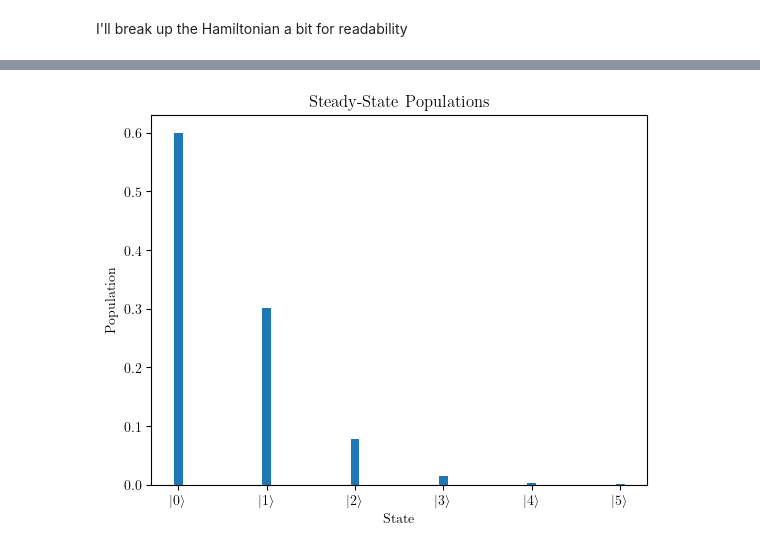
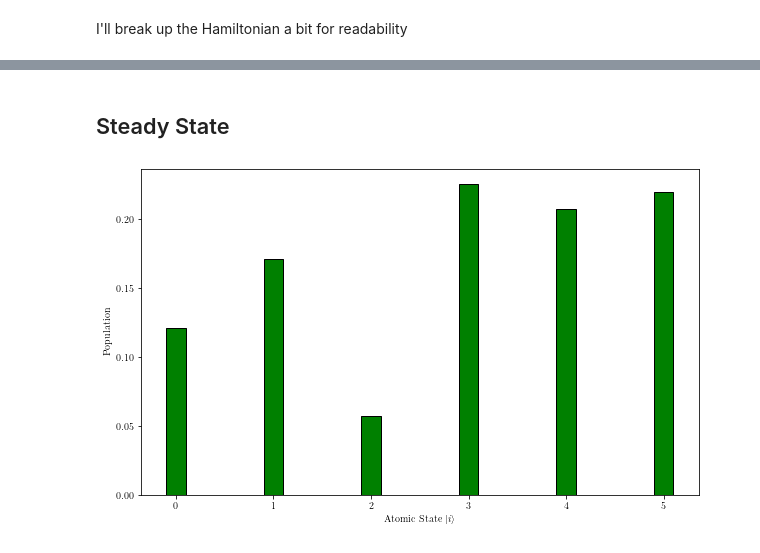
Before and after one commit to ultracolde6/SpinDicke, a Jupyter notebook: Hamiltonians/FullModel.ipynb, the cells around one changed output, grey strips where cells are left out. Saved outputs shown, nothing was run; the diff lists cells and outputs as text; code cells hidden in the pictures.

```diff
--- a/Hamiltonians/FullModel.ipynb
+++ b/Hamiltonians/FullModel.ipynb
@@ -171,3 +167,0 @@ KeyboardInterrupt:
-# %%
-for i, val in enumerate(ss_result):
-    print(f"Expectation value for operator {i}: {val}")
@@ -193,9 +168,17 @@ plt.show()
-# %%
-# atomic populations
-plt.bar(range(6), ss_result[2:], tick_label=[f'$|{i}\\rangle$' for i in range(6)], width = 0.1)
-plt.xlabel('State')
-plt.ylabel('Population')
-plt.title('Steady-State Populations')
-plt.show()
-# %% [output]
-[figure, removed]
+# %% [markdown]
+## Steady State
+# %%
+rho_ss = qt.steadystate(H, c_ops)
+
+atomic_populations = [qt.expect(qt.tensor(basis_states[i] * basis_states[i].dag(), qt.qeye(5), qt.qeye(5)), rho_ss) for i in range(6)]
+cavity_photons = [qt.expect(a1.dag() * a1, rho_ss), qt.expect(a2.dag() * a2, rho_ss)]
+# %%
+fig, ax = plt.subplots(1, 1, figsize=(10, 6))
+
+# add outlines
+ax.bar(range(6), atomic_populations, width=0.2, color='g', edgecolor='k')
+ax.set_xlabel('Atomic State $|i\\rangle$')
+ax.set_ylabel('Population')
+plt.show()
+# %% [output]
+[figure, added]
```
Also changed, not shown: parts of 21 cells of this notebook.
